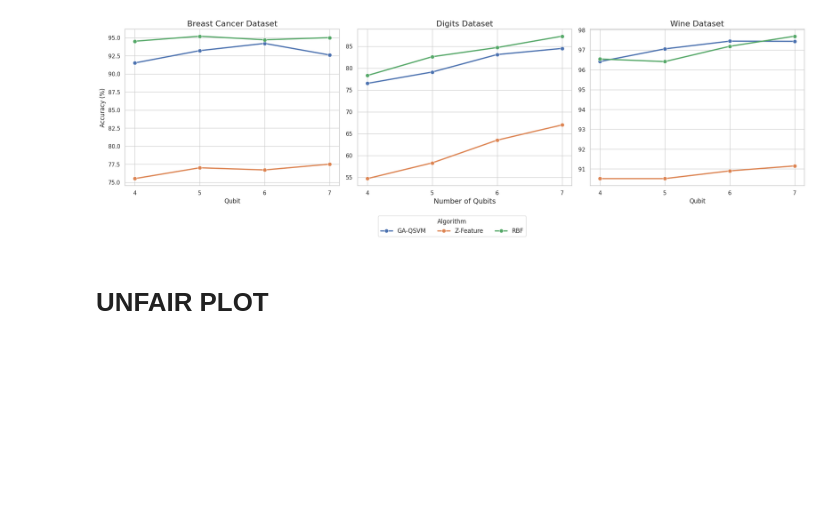
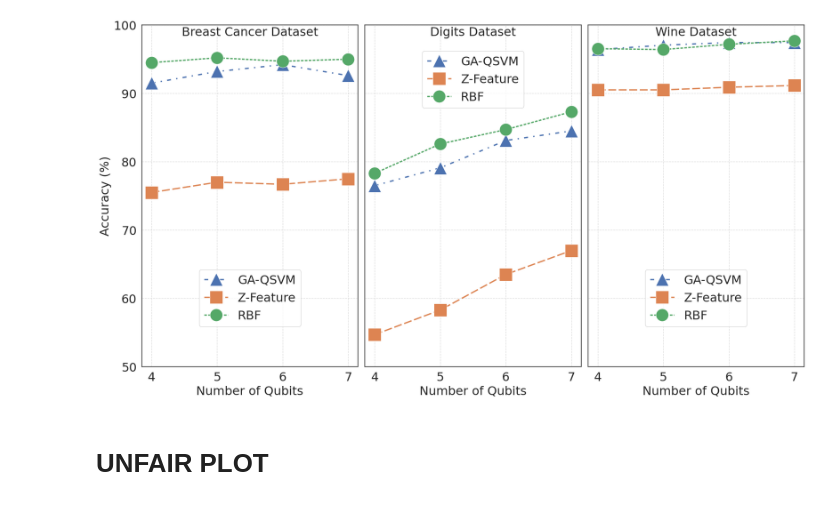
Before and after one commit to vutuanhai237/GA-QSVM, a Jupyter notebook: plot.ipynb, the cells around one changed output. Cells and saved outputs as stored; diff of their text form; code cells hidden in the pictures; blank space fills up the shorter version.

Commit message:
Update plot aesthetics and functionality in plot.ipynb; add PNG files to .gitignore

```diff
--- a/plot.ipynb
+++ b/plot.ipynb
@@ -3,6 +3,9 @@ import pandas as pd
 import numpy as np
 import seaborn as sns
 import matplotlib.pyplot as plt
+
+import matplotlib
+# matplotlib.pyplot.title(r'ABC123 vs $\mathrm{ABC123}^{123}$')
 
 # Data for the first plot (Breast Cancer)
 data_cancer = {
@@ -26,49 +29,70 @@ df_digits = pd.DataFrame(data_digits).set_index('Qubit')
 data_wine = {
     'Qubit': [4, 5, 6, 7],
     'GA-QSVM': [96.41, 97.05, 97.44, 97.43],
     'Z-Feature': [90.51, 90.51, 90.9, 91.15],
     'RBF': [96.54, 96.41, 97.18, 97.69]
 }
 df_wine = pd.DataFrame(data_wine).set_index('Qubit')
 
 # Set seaborn style
-sns.set_theme(style="whitegrid")
+sns.set_theme(style="white")
 
-# Create a figure with 3 subplots, sharing the x-axis but NOT the y-axis
-fig, axes = plt.subplots(1, 3, figsize=(20, 6), sharex=True)
+# Define the markers for each algorithm
+markers = {'GA-QSVM': '^', 'Z-Feature': 's', 'RBF': 'o'}
+dashes = {'GA-QSVM': (3, 4, 1, 4), 'Z-Feature': (6,2), 'RBF': (2 , 1)}
+
+fig, axes = plt.subplots(1, 3, figsize=(19, 11), sharex=True, sharey=True)
 
 # --- Plot 1: Breast Cancer ---
-sns.lineplot(data=df_cancer, marker='o', linewidth=2.5, markersize=8, dashes=False, ax=axes[0], legend=False)
-axes[0].set_title('Breast Cancer Dataset', fontsize=16)
-axes[0].set_ylabel('Accuracy (%)', fontsize=12)
+sns.lineplot(data=df_cancer, markers=markers, linewidth=2.5, markersize=24, dashes=dashes, ax=axes[0], legend=False)
+axes[0].set_title('Breast Cancer Dataset', fontsize=23, y=0.96)
+axes[0].set_ylabel('Accuracy (%)', fontsize=23)
+axes[0].set_xlabel('Number of Qubits', fontsize=23)
+# axes[0].set_xmargin(0)
+
+
 
 # --- Plot 2: Digits ---
-sns.lineplot(data=df_digits, marker='o', linewidth=2.5, markersize=8, dashes=False, ax=axes[1], legend=False)
-axes[1].set_title('Digits Dataset', fontsize=16)
-axes[1].set_xlabel('Number of Qubits', fontsize=14)
+sns.lineplot(data=df_digits, markers=markers, linewidth=2.5, markersize=24, dashes=dashes, ax=axes[1], legend=False)
+axes[1].set_title('Digits Dataset', fontsize=23, y=0.96)
+axes[1].set_xlabel('Number of Qubits', fontsize=23)
 axes[1].set_ylabel('') # Remove redundant y-axis label
-
+# axes[1].set_xmargin(0)
 # --- Plot 3: Wine ---
 # We plot with a legend here so we can grab the handles and labels from it
-sns.lineplot(data=df_wine, marker='o', linewidth=2.5, markersize=8, dashes=False, ax=axes[2])
-axes[2].set_title('Wine Dataset', fontsize=16)
+sns.lineplot(data=df_wine, markers=markers, linewidth=2.5, markersize=24, dashes=dashes, ax=axes[2])
+axes[2].set_title('Wine Dataset', fontsize=23, y=0.96)
 axes[2].set_ylabel('') # Remove redundant y-axis label
+axes[2].set_xlabel('Number of Qubits', fontsize=23)
+# axes[2].set_xmargin(0)
 
 # Set integer ticks for the shared x-axis
-plt.xticks(ticks=df_cancer.index)
+for ax in axes:
+    ax.set_xticks(ticks=df_cancer.index)
+    ax.set_xticklabels(labels=df_cancer.index, fontsize=23)
+
+y_ticks = np.arange(50, 101, 10)
+axes[0].set_yticks(y_ticks)
+axes[0].tick_params(axis='y', labelsize=23) # Change 12 to your desired font size
+
+for ax in axes:
+    ax.grid(axis='both', linestyle='--', alpha=0.7)
+# plt.grid(axis='both', linestyle='--')
 
 # Create a single shared legend from the last plot (which has the legend data)
 handles, labels = axes[2].get_legend_handles_labels()
 axes[2].get_legend().remove() # Remove the individual legend from the third plot
-fig.legend(handles, labels, loc='lower center', bbox_to_anchor=(0.5, -0.05), ncol=3, fontsize=12, title="Algorithm")
+axes[0].legend(handles, labels, loc='lower center', bbox_to_anchor=(0.5, 0.1), ncol=1, fontsize=23, title="", numpoints=1, title_fontsize=15)
+axes[1].legend(handles, labels, loc='lower center', bbox_to_anchor=(0.5, 0.74), ncol=1, fontsize=23, title="", numpoints=1, title_fontsize=15)
+axes[2].legend(handles, labels, loc='lower center', bbox_to_anchor=(0.5, 0.1), ncol=1, fontsize=23, title="", numpoints=1, title_fontsize=15)
 
 # Adjust layout to prevent titles and legend from overlapping
 plt.tight_layout()
-plt.subplots_adjust(bottom=0.2) # Make space for the bottom legend
+plt.subplots_adjust(bottom=0.15) # Make space for the bottom legend
 
 plt.show()
 # %% [output]
-[figure, old version]
+[figure, new version]
 # %% [markdown]
 # UNFAIR PLOT
 # %%
```
Also changed, not shown: parts of 1 cell of this notebook, 2 other files.
